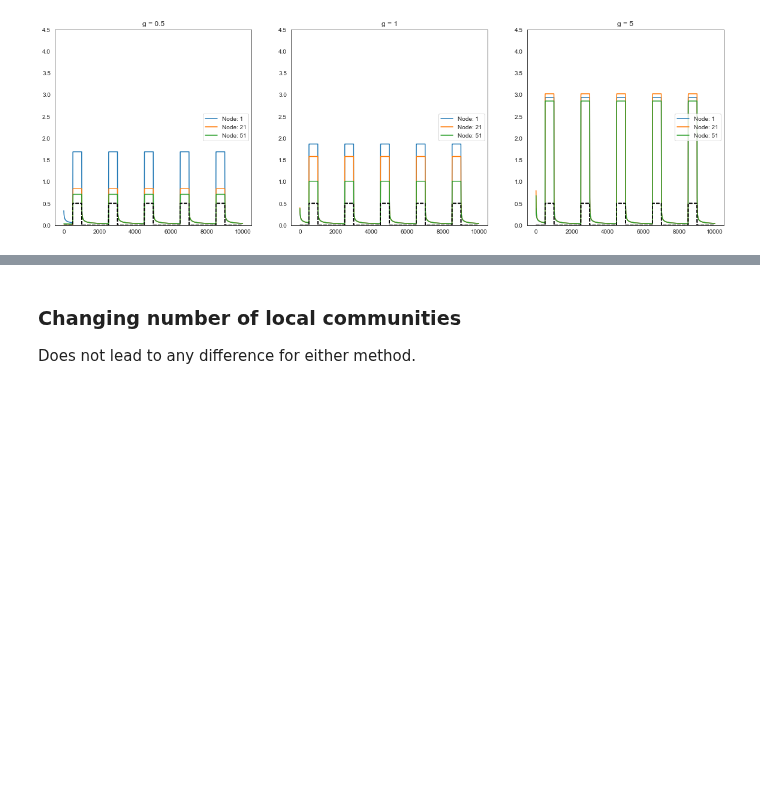
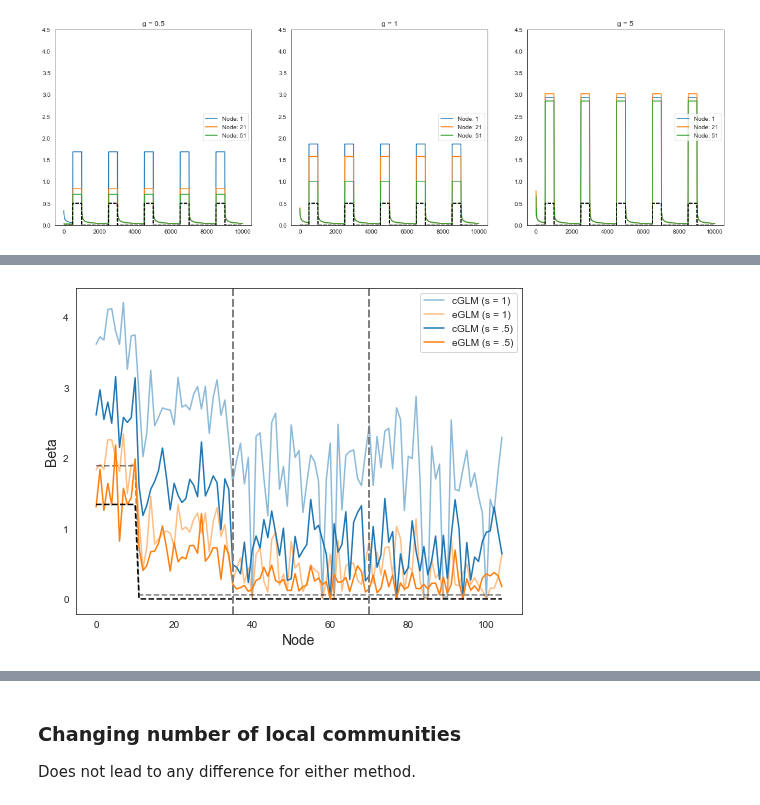
Before and after one commit to zenkavi/DevStudy_FmriNbs, a Jupyter notebook: notebooks/informationtransfermapping/TheoreticalResults/Zenkavi_Simulations/Extended_GLM_neural_network_level.ipynb, the cells around one changed output, grey strips where cells are left out. Cells and saved outputs as stored; diff of their text form; code cells hidden in the pictures; blank space fills up the shorter version.

```diff
--- a/notebooks/informationtransfermapping/TheoreticalResults/Zenkavi_Simulations/Extended_GLM_neural_network_level.ipynb
+++ b/notebooks/informationtransfermapping/TheoreticalResults/Zenkavi_Simulations/Extended_GLM_neural_network_level.ipynb
@@ -805,3 +821,5 @@ new_sim = sim_network_task_glm(s = .5)
 # %%
 plot_sim_network_glm(data = base_sim, alp = .5, ucr_label="cGLM (s = 1)", ext_label="eGLM (s = 1)")
-plot_sim_network_glm(data = new_sim, ucr_label="cGLM (s = .5)", ext_label="eGLM (s = .5)")
+plot_sim_network_glm(data = new_sim_s05, ucr_label="cGLM (s = .5)", ext_label="eGLM (s = .5)")
+# %% [output]
+[figure, added]
```
Also changed, not shown: parts of 16 cells of this notebook.
